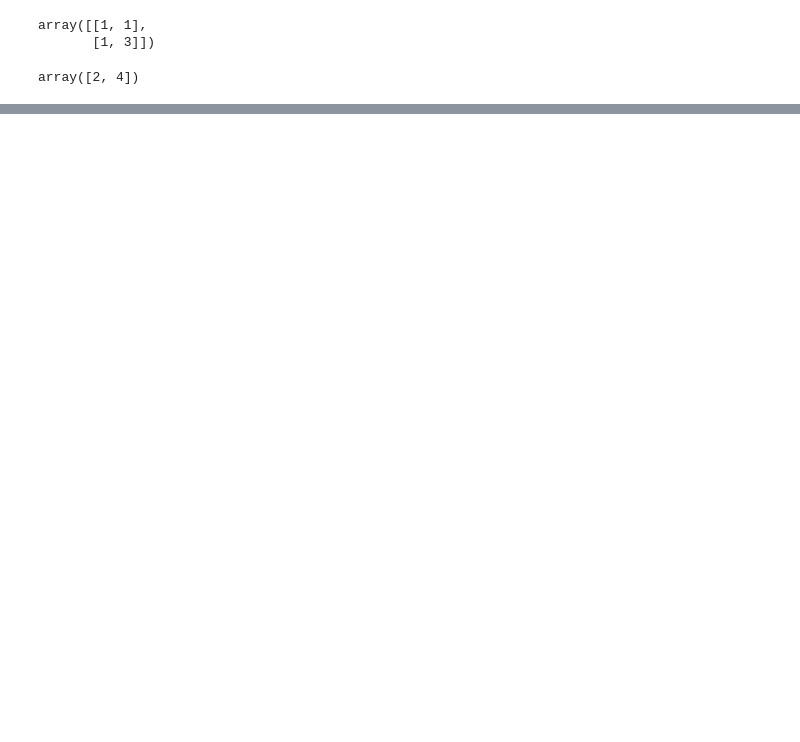
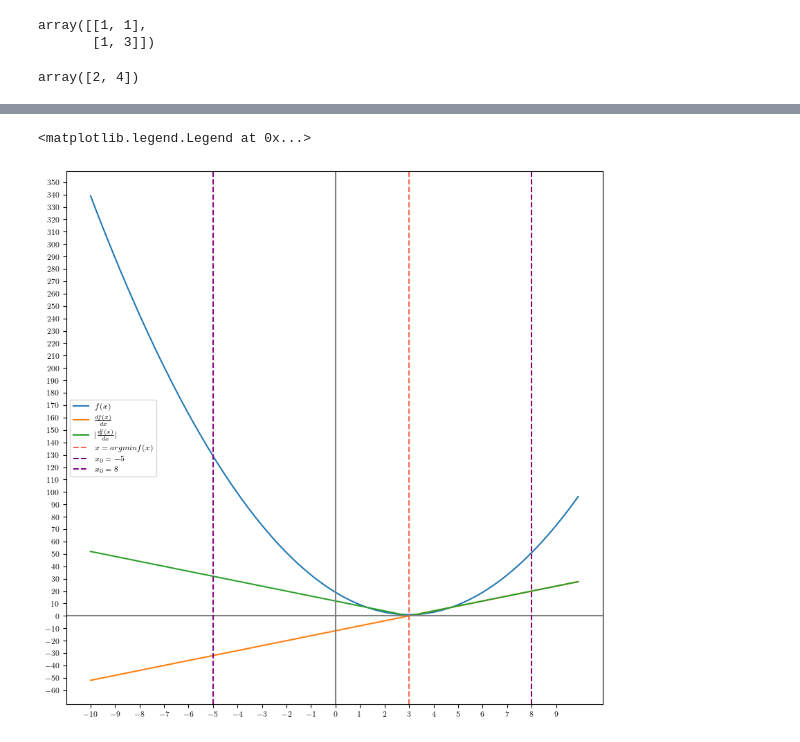
Before and after one commit to LeSaRDe/ml_have_fun, a Jupyter notebook: linear_models.ipynb, the cells around one changed output, grey strips where cells are left out. Drawn from its saved outputs; the diff is of its cells as text; code cells hidden in the pictures; blank space fills up the shorter version.

```diff
--- a/linear_models.ipynb
+++ b/linear_models.ipynb
@@ -182,0 +364,26 @@ Everything looks pretty neat so far in linear regression. Nonetheless, two facts
+# %%
+xticks = np.arange(-10, 10, 0.1)
+f_x = 2 * (xticks - 3) ** 2 + 1
+df_x = 4 * xticks - 12
+abs_df_x = np.abs(df_x)
+
+ax = plt.figure(figsize=(10,10)).add_subplot()
+plt.rcParams.update({
+    "text.usetex": True,
+    "font.family": "sans-serif",
+    "font.size": 8
+})
+ax.plot(xticks, f_x, label=r'$f(x)$')
+ax.plot(xticks, df_x, label=r'$\frac{df(x)}{dx}$')
+ax.plot(xticks, abs_df_x, label=r'$|\frac{df(x)}{dx}|$')
+ax.set_xticks(np.arange(-10, 10, 1))
+ax.set_yticks(np.arange(-60, 360, 10))
+ax.axhline(0, color='grey')
+ax.axvline(0, color='grey')
+ax.axvline(3, color='tomato', ls='--', label=r'$x=argmin f(x)$')
+ax.axvline(-5, color='purple', ls='--', label=r'$x_0=-5$')
+ax.axvline(8, color='purple', ls='--', label=r'$x_0=8$')
+ax.legend()
+# %% [output]
+<matplotlib.legend.Legend at 0x...>
+[figure, added]
```
Also changed, not shown: parts of 27 cells of this notebook.
